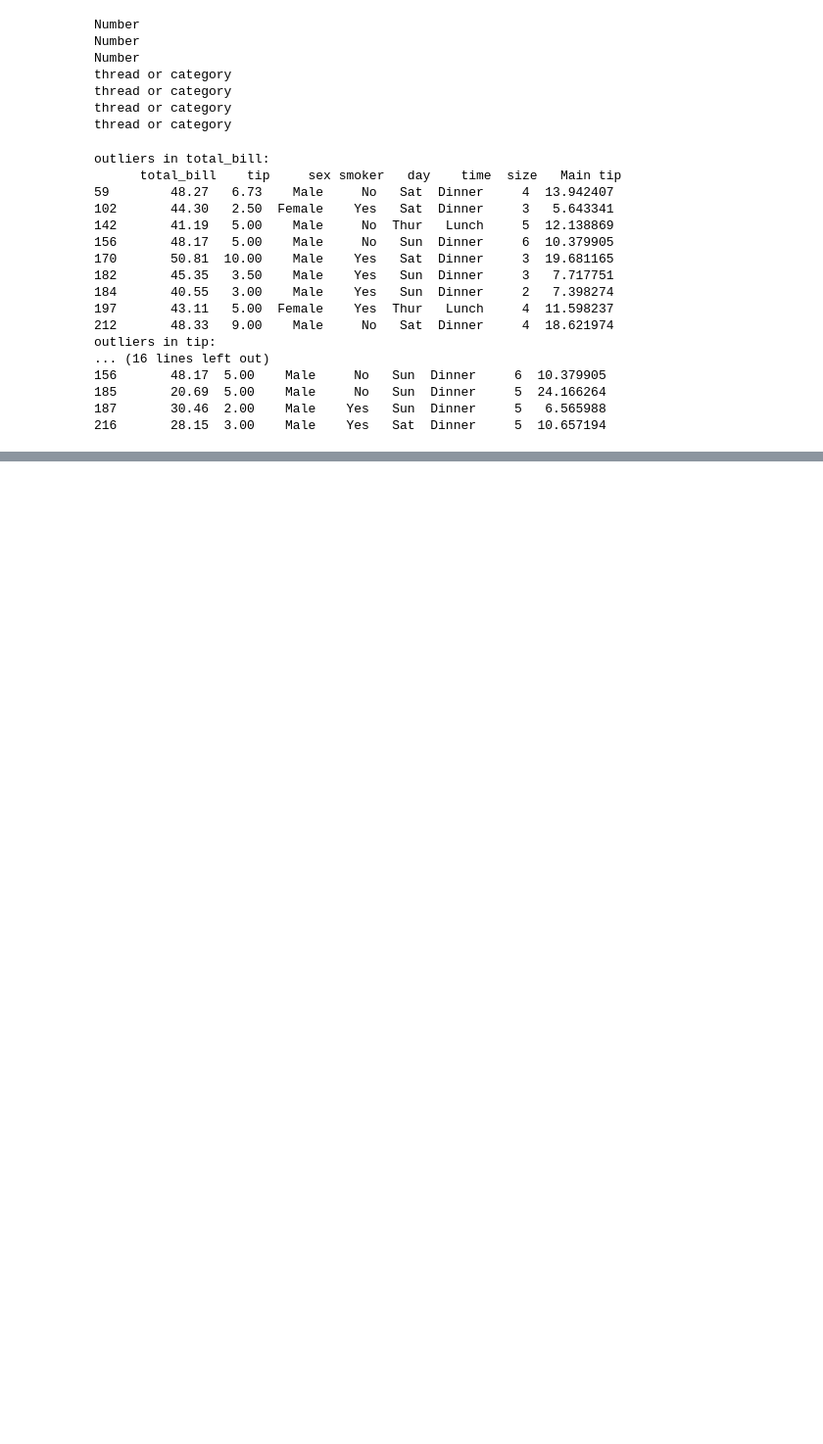
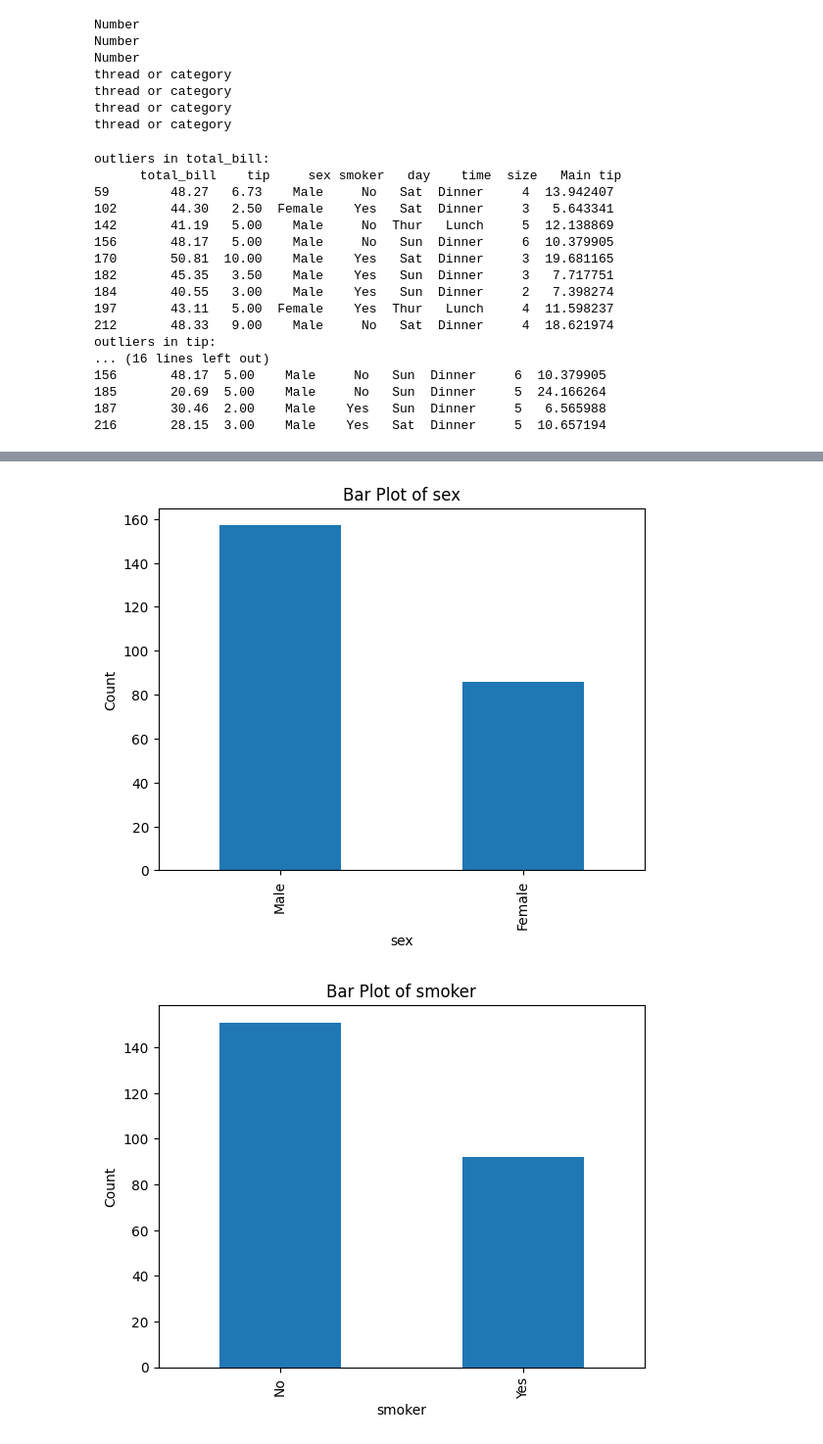
Before and after one commit to AdelGoldast/tip-percentage-calculator, a Jupyter notebook: tip_v3.ipynb, the cells around one changed output, grey strips where cells are left out. Shown: that part at 98% size. Saved outputs shown, nothing was run; the diff lists cells and outputs as text; code cells hidden in the pictures; blank space fills up the shorter version.

```diff
--- a/tip_v3.ipynb
+++ b/tip_v3.ipynb
@@ -230,0 +484,15 @@ Main tip: The percentage of the tip relative to the total bill (tip divided by t
+# %%
+#Analysis of category characteristics
+
+categorical_cols = df.select_dtypes(include='object').columns
+
+for col in categorical_cols:
+    plt.Figure(figsize=(8, 4))
+    df[col].value_counts().plot(kind='bar')
+    plt.title(f'Bar Plot of {col}')
+    plt.xlabel(col)
+    plt.ylabel('Count')
+    plt.show()
+# %% [output]
+[figure, added]
+[figure, added]
```
Also changed, not shown: parts of 30 cells of this notebook, 1 other file.
